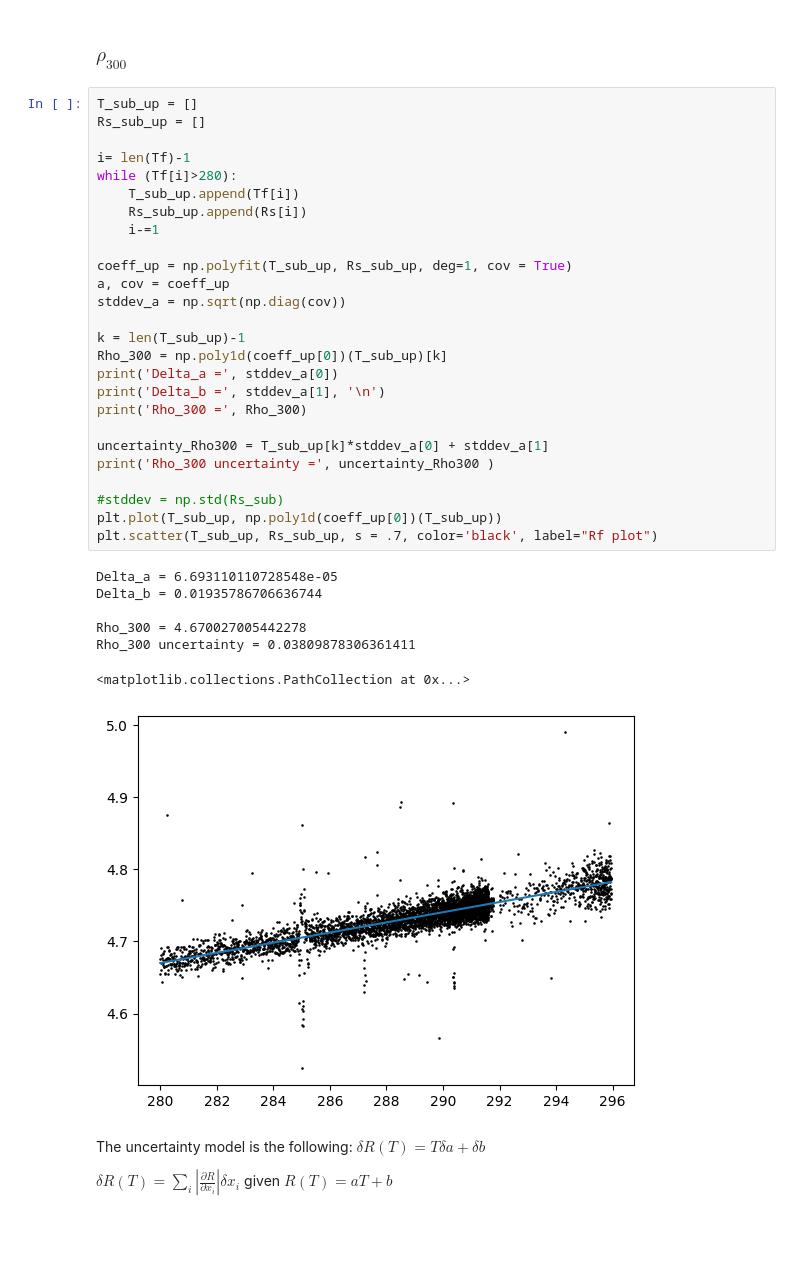
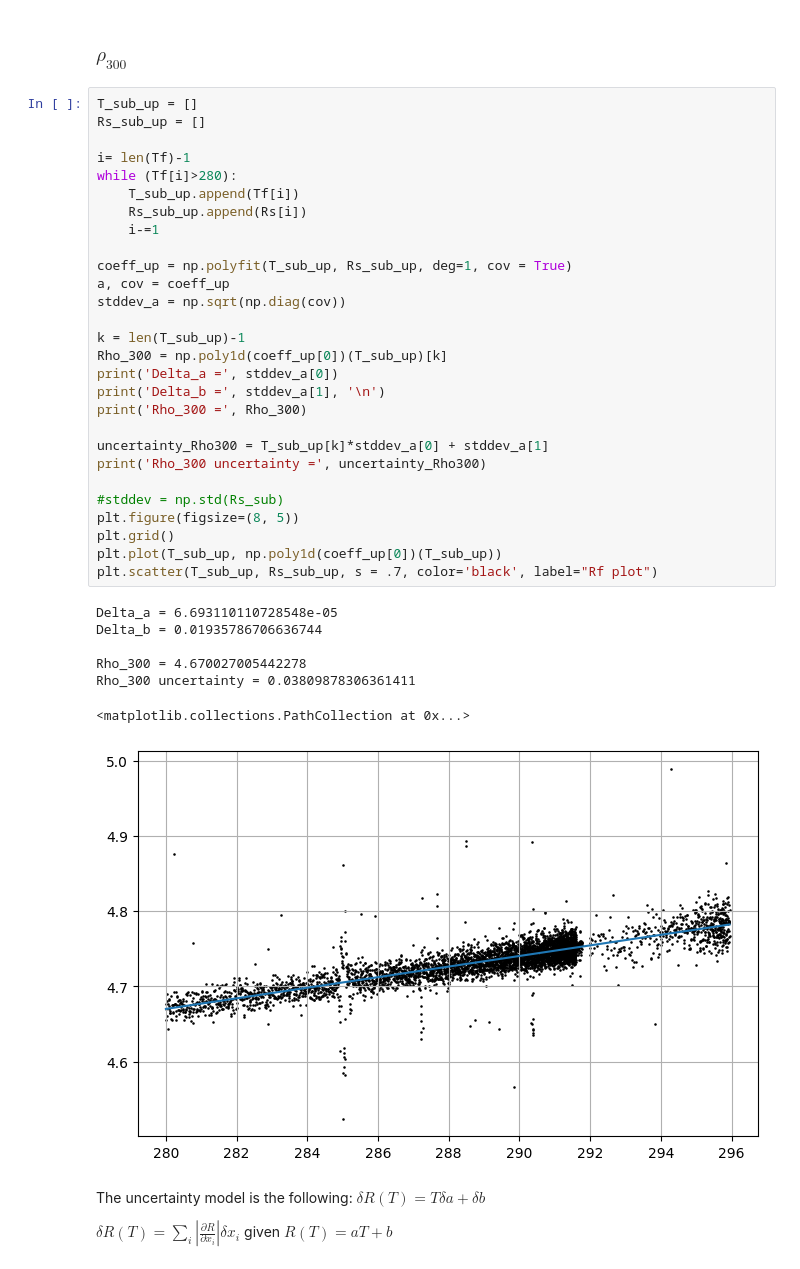
Before and after one commit to gamberoillecito/Nb-Characterization, a Jupyter notebook: R-vs-T/VdP_dataline.ipynb, the cells around one changed output. Drawn from its saved outputs; the diff is of its cells as text; blank space fills up the shorter version.

```diff
--- a/R-vs-T/VdP_dataline.ipynb
+++ b/R-vs-T/VdP_dataline.ipynb
@@ -204,35 +205,37 @@ T_sub_up = []
 Rs_sub_up = []
 
 i= len(Tf)-1
 while (Tf[i]>280):
     T_sub_up.append(Tf[i])
     Rs_sub_up.append(Rs[i])
     i-=1
 
 coeff_up = np.polyfit(T_sub_up, Rs_sub_up, deg=1, cov = True)
 a, cov = coeff_up
 stddev_a = np.sqrt(np.diag(cov))
 
 k = len(T_sub_up)-1
 Rho_300 = np.poly1d(coeff_up[0])(T_sub_up)[k]
 print('Delta_a =', stddev_a[0])
 print('Delta_b =', stddev_a[1], '\n')
 print('Rho_300 =', Rho_300)
 
 uncertainty_Rho300 = T_sub_up[k]*stddev_a[0] + stddev_a[1]
-print('Rho_300 uncertainty =', uncertainty_Rho300 )
+print('Rho_300 uncertainty =', uncertainty_Rho300)
 
 #stddev = np.std(Rs_sub)
+plt.figure(figsize=(8, 5))
+plt.grid()
 plt.plot(T_sub_up, np.poly1d(coeff_up[0])(T_sub_up))
 plt.scatter(T_sub_up, Rs_sub_up, s = .7, color='black', label="Rf plot")
 # %% [output]
 Delta_a = 6.693110110728548e-05
 Delta_b = 0.01935786706636744
 
 Rho_300 = 4.670027005442278
 Rho_300 uncertainty = 0.03809878306361411
 <matplotlib.collections.PathCollection at 0x...>
-[figure, old version]
+[figure, new version]
 # %% [markdown]
 The uncertainty model is the following: $\delta R(T) = T \delta a + \delta b$
 
```
Also changed, not shown: parts of 16 cells of this notebook.
